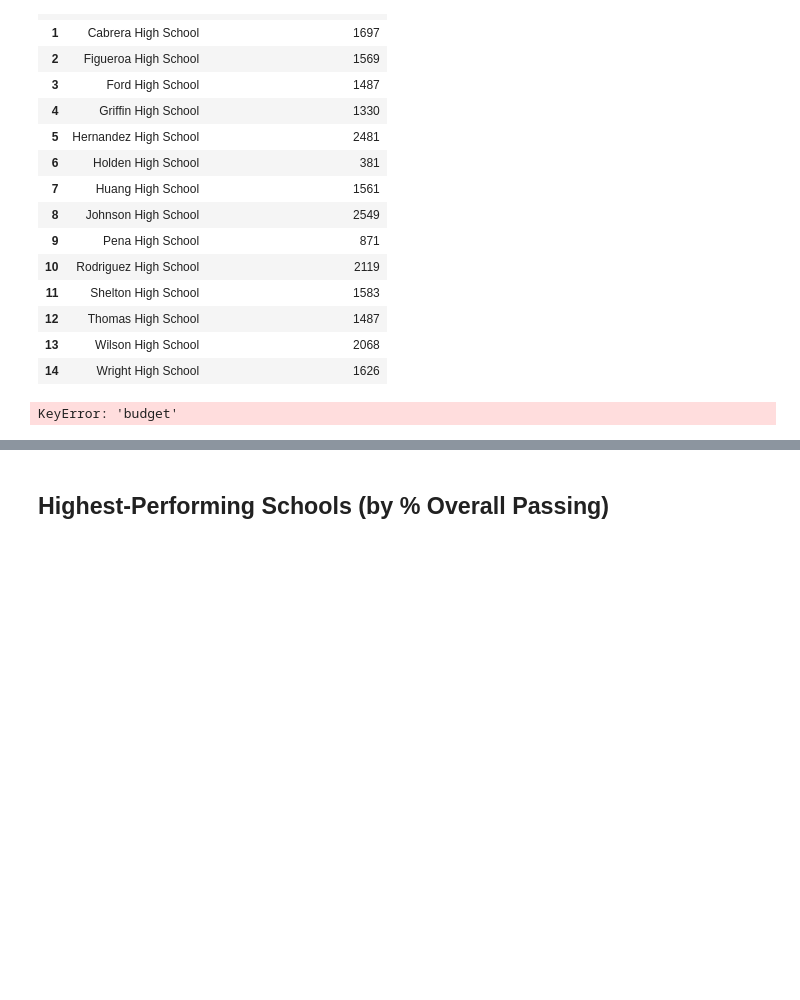
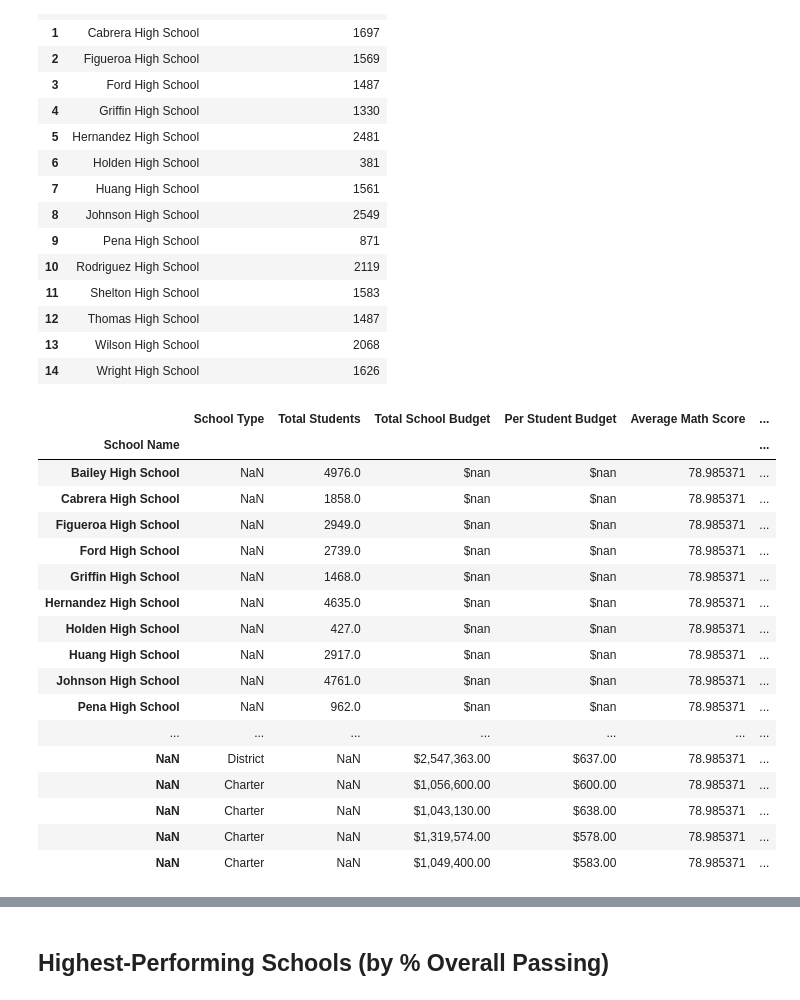
Before and after one commit to Patriciat87/pandas-challenge, a Jupyter notebook: PyCitySchool/main.ipynb, the cells around one changed output, grey strips where cells are left out. Cells and saved outputs as stored; diff of their text form; code cells hidden in the pictures; blank space fills up the shorter version.

```diff
--- a/PyCitySchool/main.ipynb
+++ b/PyCitySchool/main.ipynb
@@ -302,30 +299,49 @@ school_students_passing_math_and_reading
 per_school_passing_math = (school_students_passing_math['num_students_passing_math'] / per_school_counts['size']) * 100
 per_school_passing_reading = (school_students_passing_reading['num_students_passing_reading'] / per_school_counts['size']) * 100
 overall_passing_rate = (school_students_passing_math_and_reading['num_students_passing_both'] / per_school_counts['size']) * 100
-# %%
-# Create a DataFrame called `per_school_summary` with columns for the calculations above.
-per_school_summary = pd.DataFrame({
-    'Total School Budget': per_school_budget['budget'],
-    'Per Student Budget': per_school_capita['budget_per_student'],
-    'Average Math Score': per_school_math['math_score'],
-    'Average Reading Score': per_school_reading['reading_score'],
-    '% Passing Math': per_school_passing_math['% Passing Math'],
-    '% Passing Reading': per_school_passing_reading['% Passing Reading'],
-    '% Overall Passing': overall_passing_rate['% Overall Passing']
-})
-
-
-
-per_school_summary['Total School Budget'] = per_school_summary['Total School Budget'].map("${:,.2f}".format)
-per_school_summary['Per Student Budget'] = per_school_summary['Per Student Budget'].map("${:,.2f}".format)
-per_school_summary['Average Math Score'] = per_school_summary['Average Math Score'].map("{:.2f}".format)
-per_school_summary['Average Reading Score'] = per_school_summary['Average Reading Score'].map("{:.2f}".format)
-per_school_summary['% Passing Math'] = per_school_summary['% Passing Math'].map("{:.2f}%".format)
-per_school_summary['% Passing Reading'] = per_school_summary['% Passing Reading'].map("{:.2f}%".format)
-per_school_summary['% Overall Passing'] = per_school_summary['% Overall Passing'].map("{:.2f}%".format)
-
-
-# Display the DataFrame
-per_school_summary
-# %% [output]
-KeyError: 'budget'
+# %%
+per_school_budget = per_school_budget.replace('[\$,]', '', regex=True).astype(float)
+per_school_capita = per_school_capita.replace('[\$,]', '', regex=True).astype(float)
+# %%
+per_school_summary = pd.DataFrame({
+    'School Name': per_school_counts['school_name'],
+    "School Type": school_types,               # Assuming school_types is a Series indexed by 'school_name'
+    "Total Students": per_school_counts['size'],  # Assuming per_school_counts is a DataFrame with 'school_name' and 'size' columns
+    "Total School Budget": per_school_budget,     # Assuming per_school_budget is a Series indexed by 'school_name'
+    "Per Student Budget": per_school_capita,      # Assuming per_school_capita is a Series indexed by 'school_name'
+    "Average Math Score": average_math_score,     # Assuming average_math_score is a Series indexed by 'school_name'
+    "Average Reading Score": average_reading_score,# Assuming average_reading_score is a Series indexed by 'school_name'
+    "% Passing Math": per_school_passing_math,    # Assuming per_school_passing_math is a Series indexed by 'school_name'
+    "% Passing Reading": per_school_passing_reading,  # Assuming per_school_passing_reading is a Series indexed by 'school_name'
+    "% Overall Passing": overall_passing_rate     # Assuming overall_passing_rate is a Series indexed by 'school_name'
+})
+
+# Formatting numeric columns
+per_school_summary["Total School Budget"] = per_school_summary["Total School Budget"].map("${:,.2f}".format)
+per_school_summary["Per Student Budget"] = per_school_summary["Per Student Budget"].map("${:,.2f}".format)
+
+
+# Set the index name
+per_school_summary.set_index("School Name", inplace=True)
+
+# Display the DataFrame
+per_school_summary
+# %% [output]
+|  | School Type | Total Students | Total School Budget | Per Student Budget | Average Math Score | ... |
+| School Name |  |  |  |  |  | ... |
+| Bailey High School | NaN | 4976.0 | $nan | $nan | 78.985371 | ... |
+| Cabrera High School | NaN | 1858.0 | $nan | $nan | 78.985371 | ... |
+| Figueroa High School | NaN | 2949.0 | $nan | $nan | 78.985371 | ... |
+| Ford High School | NaN | 2739.0 | $nan | $nan | 78.985371 | ... |
+| Griffin High School | NaN | 1468.0 | $nan | $nan | 78.985371 | ... |
+| Hernandez High School | NaN | 4635.0 | $nan | $nan | 78.985371 | ... |
+| Holden High School | NaN | 427.0 | $nan | $nan | 78.985371 | ... |
+| Huang High School | NaN | 2917.0 | $nan | $nan | 78.985371 | ... |
+| Johnson High School | NaN | 4761.0 | $nan | $nan | 78.985371 | ... |
+| Pena High School | NaN | 962.0 | $nan | $nan | 78.985371 | ... |
+| ... | ... | ... | ... | ... | ... | ... |
+| NaN | District | NaN | $2,547,363.00 | $637.00 | 78.985371 | ... |
+| NaN | Charter | NaN | $1,056,600.00 | $600.00 | 78.985371 | ... |
+| NaN | Charter | NaN | $1,043,130.00 | $638.00 | 78.985371 | ... |
+| NaN | Charter | NaN | $1,319,574.00 | $578.00 | 78.985371 | ... |
+| NaN | Charter | NaN | $1,049,400.00 | $583.00 | 78.985371 | ... |
```
Also changed, not shown: parts of 11 cells of this notebook.
